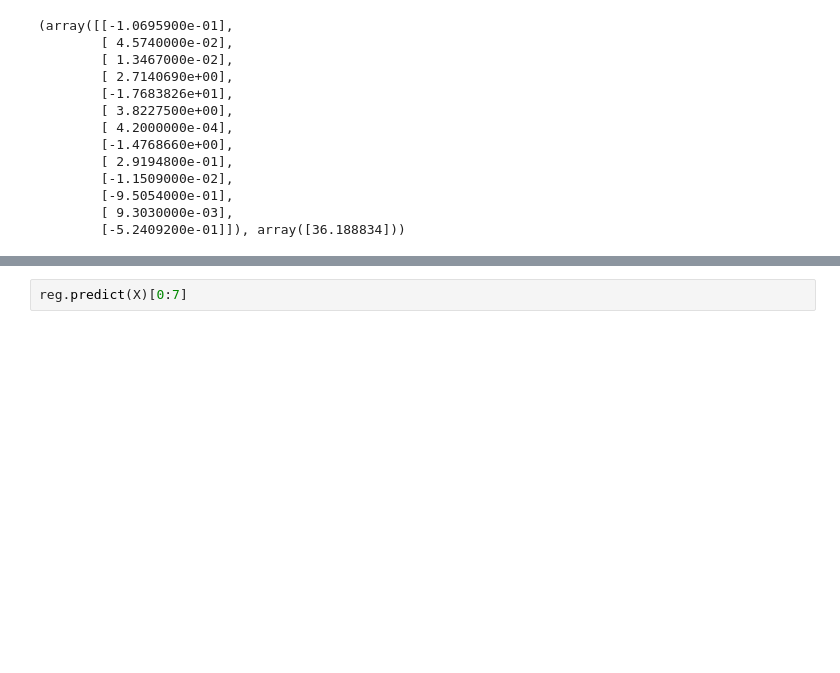
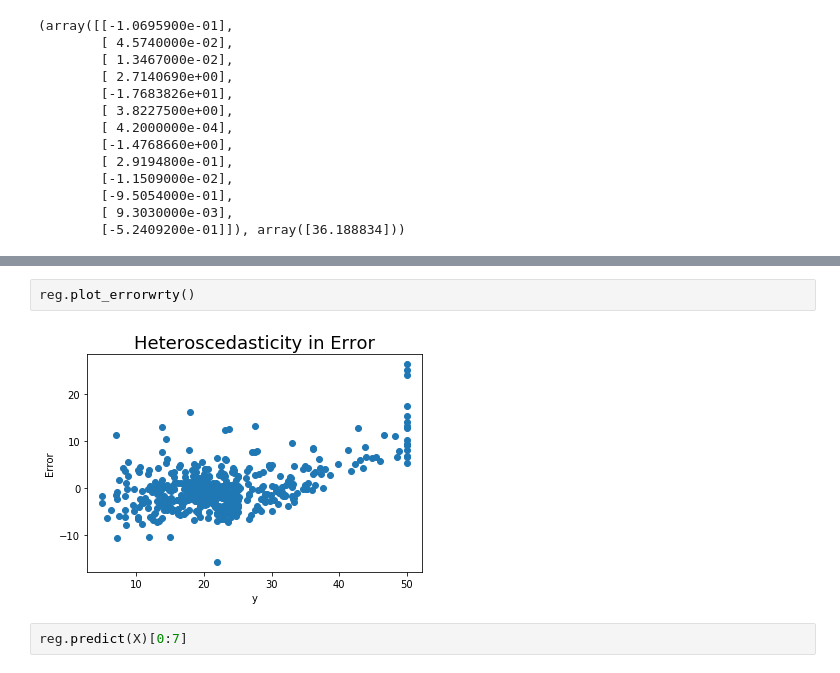
Before and after one commit to SanchayniB/FromScratch, a Jupyter notebook: notebooks/basicmodels.ipynb, the cells around one changed output, grey strips where cells are left out. Cells and saved outputs as stored; diff of their text form; blank space fills up the shorter version.

```diff
--- a/notebooks/basicmodels.ipynb
+++ b/notebooks/basicmodels.ipynb
@@ -58,3 +67,7 @@ reg.plot()
+# %%
+reg.plot_errorwrty()
+# %% [output]
+[figure, added]
 # %%
 reg.predict(X)[0:7]
 # %% [output]
```
Also changed, not shown: parts of 4 cells of this notebook, 1 other file.
